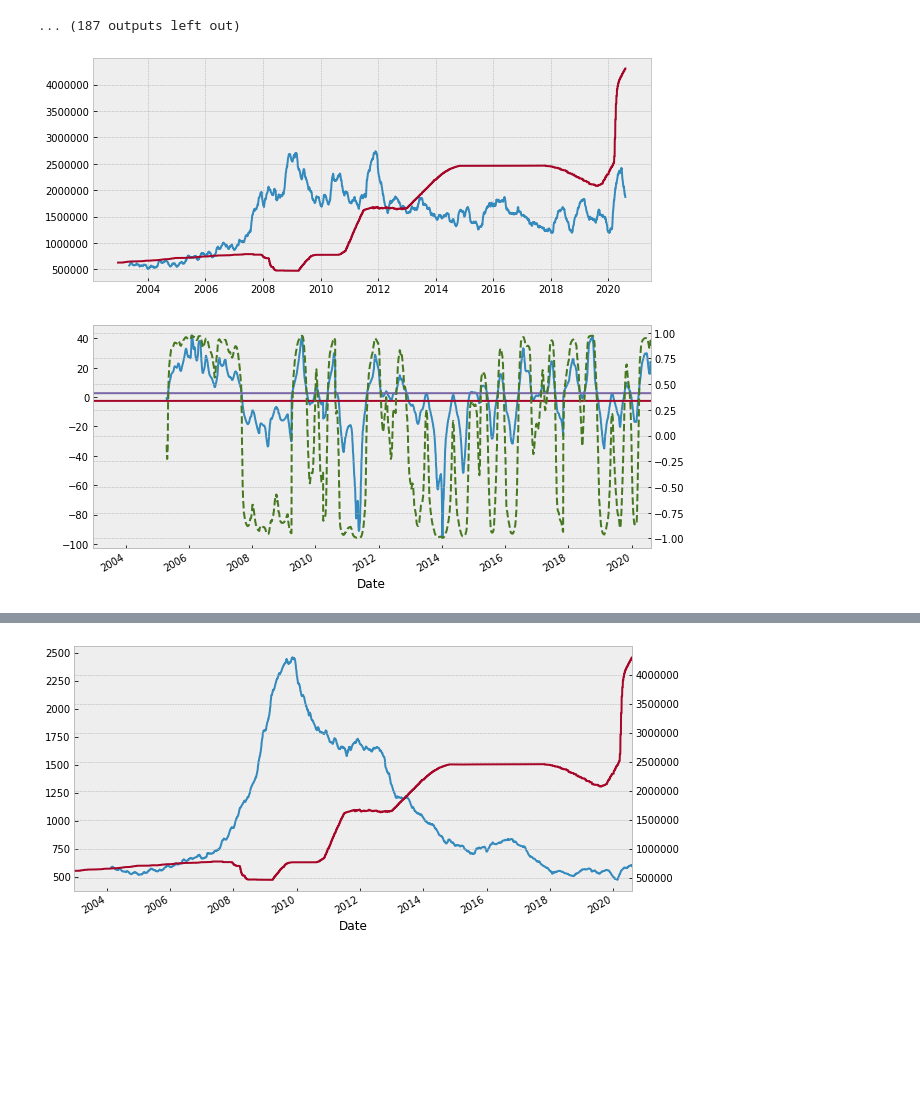
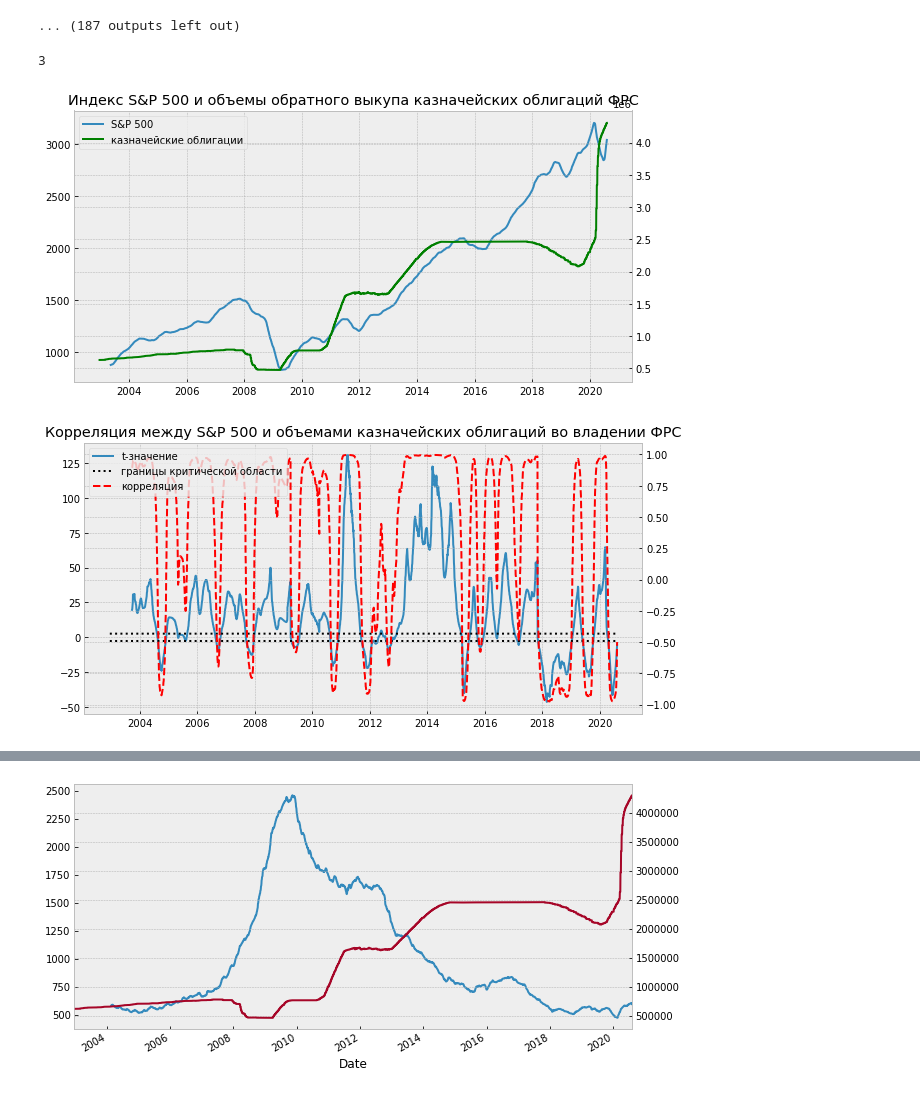
Before and after one commit to ksn38/GB, a Jupyter notebook: 8.ipynb, the cells around one changed output, grey strips where cells are left out. Saved outputs shown, nothing was run; the diff lists cells and outputs as text; code cells hidden in the pictures; blank space fills up the shorter version.

```diff
--- a/8.ipynb
+++ b/8.ipynb
@@ -128,31 +130,76 @@ for i in range(0, len(p), 15):
 <Figure size 720x720 with 0 Axes>
 <Figure size 720x720 with 0 Axes>
 ... (187 outputs left out)
+# %%
+win = 200
+
+for i in range(0, len(p), 15):
+    arr = []
+    arr.append(pm[i:i+win])
+    fig, ax = plt.subplots(nrows=1, ncols=1)
+    fig.set_size_inches(10, 10)
+
+    samples = np.array(arr)
+
+    loc = samples.mean()
+    scale = samples.std()
+
+    interval = np.linspace(0, 1, samples.shape[0])[1:-1]
+    x = stats.norm.ppf(interval, loc=loc, scale=scale)
+    y = np.quantile(samples, interval)
+
+    ax.scatter(x, y, s=5)
+    ax.plot(x, x, color='C1', linestyle='dashed')
+
+    plt.title(f'{SP.Date[SP.index[i]]}')
+    plt.savefig(f'E:/Temp/norm/{SP.Date[SP.index[i]]}.png')
+    plt.clf()
+    #plt.show()
+# %% [output]
+3
 # %%
-SPV = pd.DataFrame(SP[['Date', 'Volume']])
-SPV = SPV.set_index('Date')
-SPV.index = pd.to_datetime(SPV.index)
 TRV = TR.set_index('DATE')
 TRV.index = pd.to_datetime(TRV.index)
-SPVTRV = SPV[SPV.index > '2002-12-17'].join(TRV)
-SPVTRV.TREAST = SPVTRV.TREAST.fillna(method='ffill')
-corr = SPVTRV.Volume.rolling(window=500).mean().rolling(window=100).corr(SPVTRV.TREAST)
+SPM = SP[['Date', 'med']]
+SPM = SPM.set_index('Date')
+SPM.index = pd.to_datetime(SPM.index)
+SPMTRV = SPM[SPM.index > '2002-12-17']
+SPMTRV = SPMTRV.join(TRV)
+SPMTRV.TREAST = SPMTRV.TREAST.fillna(method='ffill')
+corr = SPMTRV.med.rolling(window=100).mean().rolling(window=100).corr(SPMTRV.TREAST)
 # %%
 t = corr * (100 - 2)**(1/2) / (1 - corr ** 2)**(1/2)
 t1 = stats.t.ppf(0.01 / 2, df=100 - 2)
 t2 = stats.t.ppf(1 - 0.01 / 2, df=100 - 2)
 
 corrt = pd.DataFrame({'corr': corr, 't1': np.ones(len(t))*t1, 't2': np.ones(len(t))*t2})
 
-fig, ax = plt.subplots(nrows=2, ncols=1)
-fig.set_size_inches(10, 10)
-ax1, ax2 = ax.flatten()
-ax1.plot(SPVTRV.Volume.rolling(window=100).mean())
-ax1.plot(SPVTRV.TREAST)
-ax2.plot(t)
-ax2.plot(corrt.t1)
-ax2.plot(corrt.t2)
-ax2 = corr.plot(secondary_y=True, linestyle='--')
+fig, ax = plt.subplots()
+ax.set_title('Индекс S&P 500 и объемы обратного выкупа казначейских облигаций ФРС')
+fig.set_size_inches(10, 5)
+lns1 = ax.plot(SPMTRV.med.rolling(window=100).mean(), label='S&P 500')
+ax2 = ax.twinx()
+lns2 = ax2.plot(SPMTRV.TREAST, c='g', label='казначейские облигации')
+
+lns = lns1+lns2
+labs = [l.get_label() for l in lns]
+ax.legend(lns, labs, loc='upper left')
+
+fig, ax = plt.subplots()
+fig.set_size_inches(10, 5)
+ax.set_title('Корреляция между S&P 500 и объемами казначейских облигаций во владении ФРС')
+ax2 = ax.twinx()
+lns1 = ax.plot(t, label='t-значение')
+lns2 = ax.plot(corrt.t1, linestyle=':', c='k', label='границы критической области')
+lns3 = ax.plot(corrt.t2, linestyle=':', c='k')
+lns4 = ax2.plot(corr, linestyle='--', c='r', label='корреляция')
+ax2.set_frame_on(True)
+
+lns = lns1+lns2+lns3+lns4
+labs = [l.get_label() for l in lns]
+ax2.legend(lns, labs, loc='upper left')
+
 plt.show()
 # %% [output]
-[figure, old version]
+[figure, new version]
+[figure, added]
```
Also changed, not shown: parts of 6 cells of this notebook.
